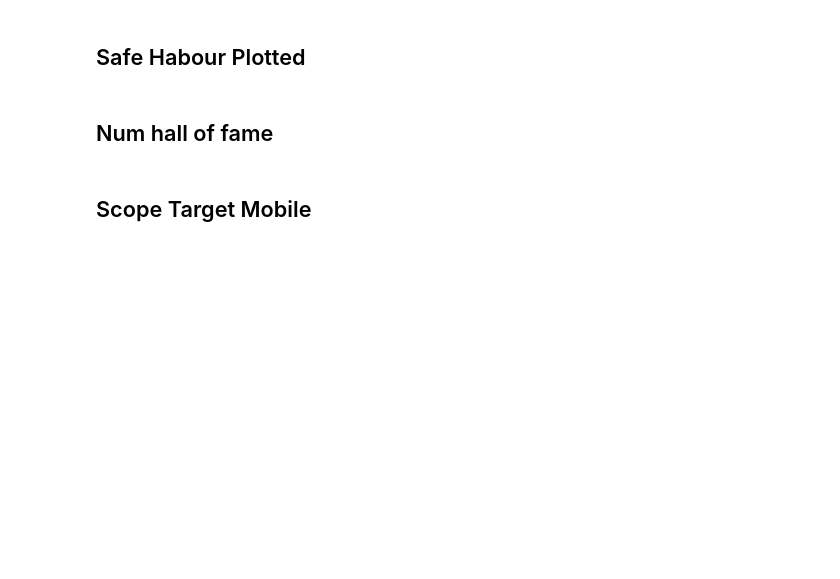
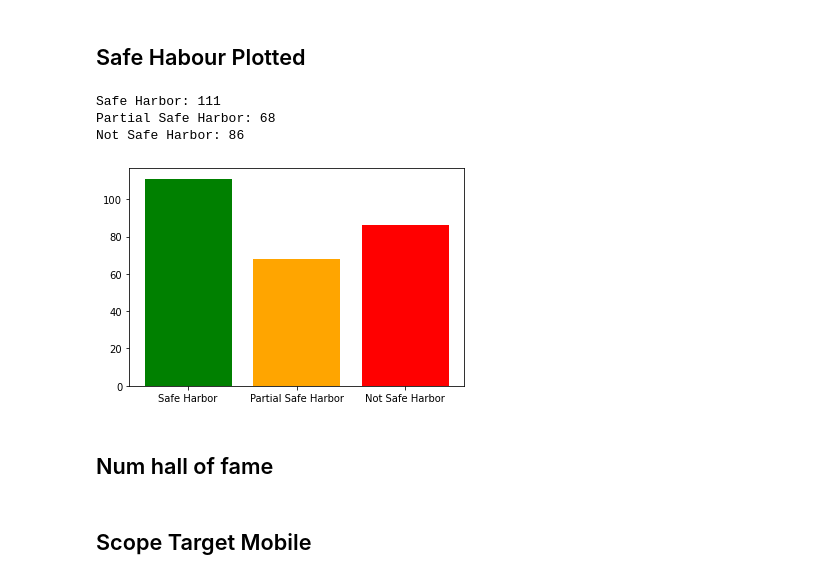
Before and after one commit to patrickahrend/data-analytics-bugcrowd, a Jupyter notebook: src/analytics_notebook.ipynb, the cells around one changed output. Drawn from its saved outputs; the diff is of its cells as text; code cells hidden in the pictures; blank space fills up the shorter version.

```diff
--- a/src/analytics_notebook.ipynb
+++ b/src/analytics_notebook.ipynb
@@ -137,5 +173,52 @@ with open('./data-octa/BugCrowd-Program-V3.csv', 'r') as f:
 # %% [markdown]
 ## Safe Habour Plotted
+# %%
+import csv
+import matplotlib.pyplot as plt
+import seaborn as sns
+import pandas as pd
+
+# Initialize lists to store the data
+safe_harbor = []
+partial_safe_harbor = []
+not_safe_harbor = []
+
+# Open the CSV file
+with open("/Users/patrickahrend/Developer/data-analytics-bugcrowd/data-octa/BugCrowd-Program-V3.csv", 'r') as f:
+  # Create a CSV reader
+  reader = csv.reader(f)
+
+  # Iterate over the rows of the CSV
+  for row in reader:
+    # Get the "Is_Safe_harbor" value from the current row
+    value = row[4]
+
+    # Check the value and increment the appropriate list
+    if value == "True":
+      safe_harbor.append(1)
+    elif "Partial safe harbor" in value:
+      partial_safe_harbor.append(1)
+    else:
+      not_safe_harbor.append(1)
+
+# Calculate the lengths of the lists
+safe_harbor_count = len(safe_harbor)
+print("Safe Harbor:", safe_harbor_count)
+partial_safe_harbor_count = len(partial_safe_harbor)
+print("Partial Safe Harbor:", partial_safe_harbor_count)
+not_safe_harbor_count = len(not_safe_harbor)
+print("Not Safe Harbor:", not_safe_harbor_count)
+
+# Create the bar chart
+plt.bar(["Safe Harbor", "Partial Safe Harbor", "Not Safe Harbor"], [safe_harbor_count, partial_safe_harbor_count, not_safe_harbor_count], color=["green", "orange", "red"])
+
+# Show the chart
+plt.show()
+# %% [output]
+Safe Harbor: 111
+Partial Safe Harbor: 68
+Not Safe Harbor: 86
+[figure, added]
 # %% [markdown]
 ## Num hall of fame
 # %% [markdown]
```
Also changed, not shown: parts of 1 cell of this notebook.
